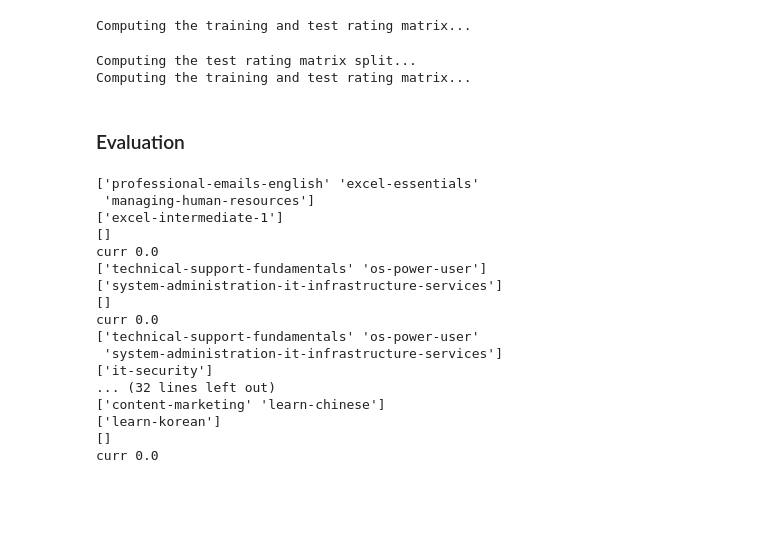
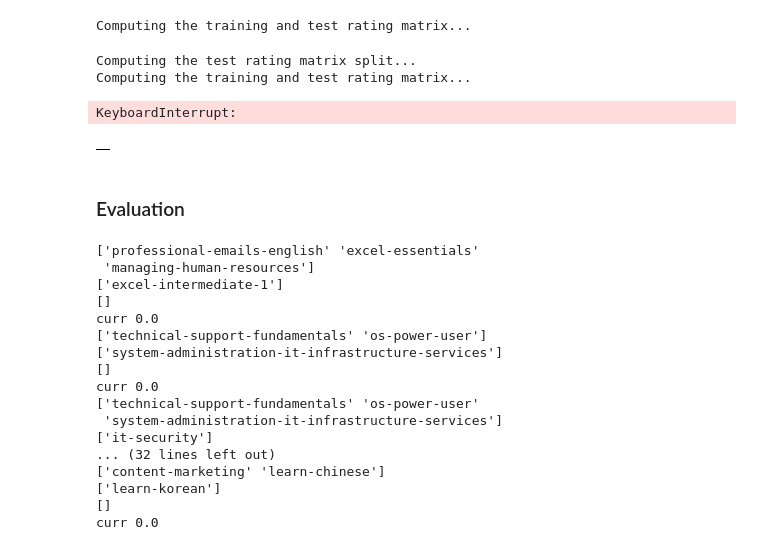
Before and after one commit to franciszac-dlc/comp9727-project, a Jupyter notebook: notebooks/User Based Collaborative Filtering.ipynb, the cells around one changed output. Cells and saved outputs as stored; diff of their text form; code cells hidden in the pictures; blank space fills up the shorter version.

```diff
--- a/notebooks/User Based Collaborative Filtering.ipynb
+++ b/notebooks/User Based Collaborative Filtering.ipynb
@@ -59,3 +65,13 @@ test_Xmatrix, test_ymatrix, df_test_X, df_test_y = dataset.get_test_matrix_split
 Computing the training and test rating matrix...
 Computing the test rating matrix split...
 Computing the training and test rating matrix...
+# %%
+user_based_cf_model = UserBasedCF()
+
+all_train = pd.concat([df_train_X, df_train_y])
+
+user_based_cf_model.fit(all_train)
+# %%
+df = user_based_cf_model.predict_all_ratings(df_train_X)
+# %% [output]
+KeyboardInterrupt:
@@ -62,3 +80,7 @@ Computing the training and test rating matrix...
+# %%
+df
+# %% [output]
+|  |
 # %% [markdown]
 ### Evaluation
 # %%
```
Also changed, not shown: parts of 3 cells of this notebook, 2 other files.
